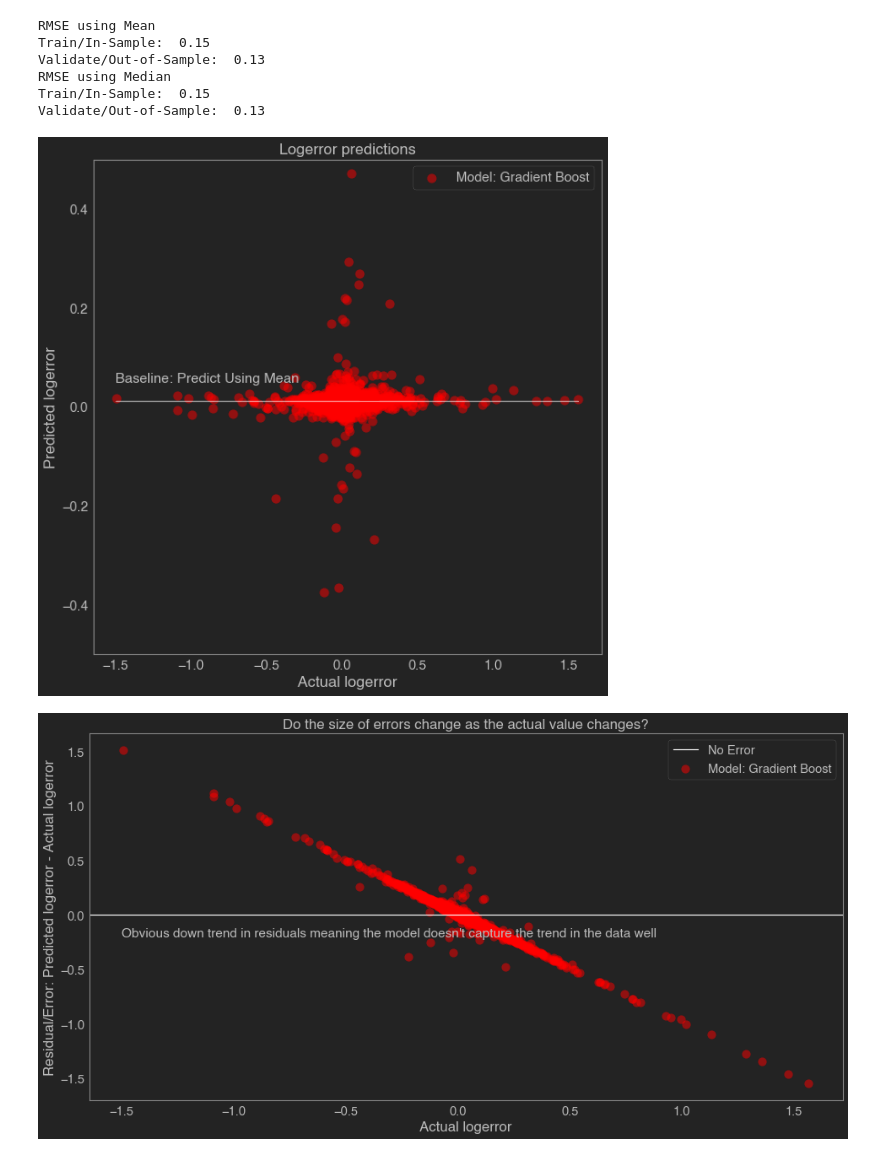
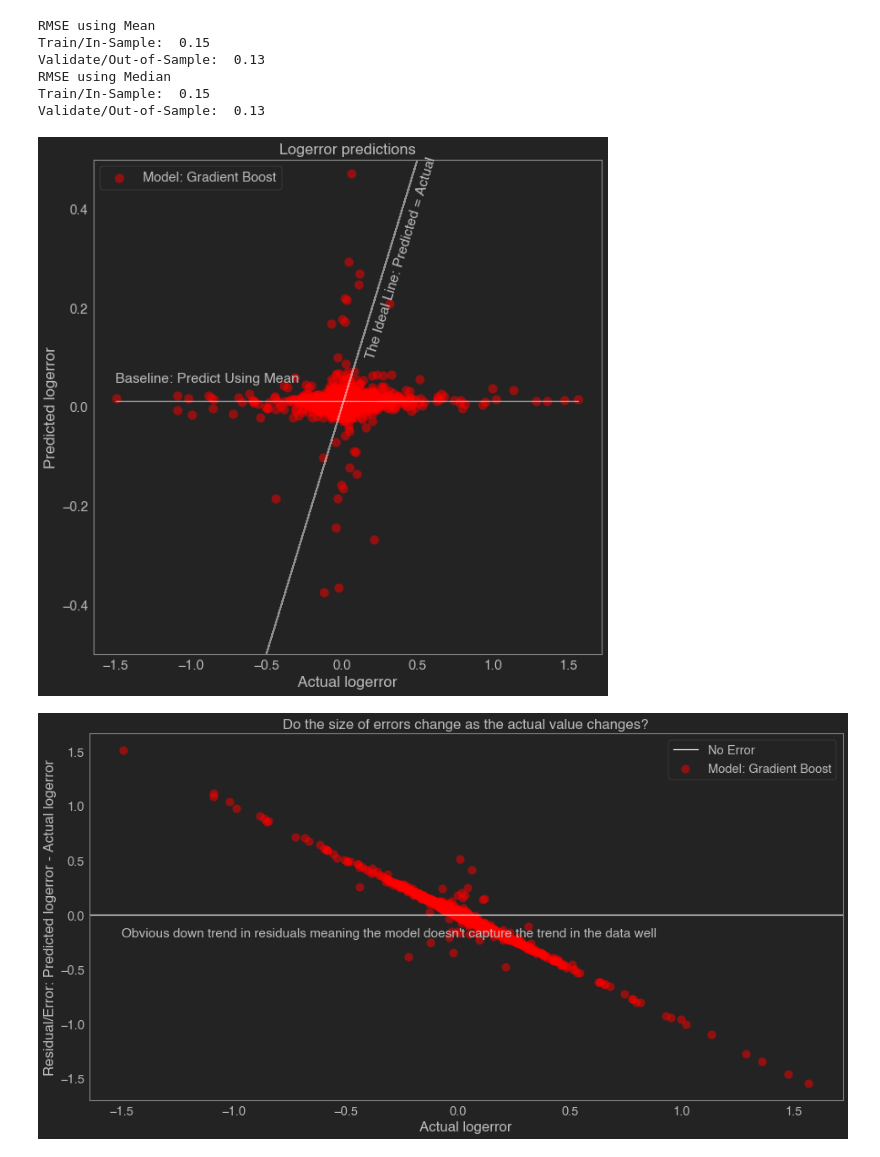
Before and after one commit to sam-and-ken/clustering-project, a Jupyter notebook: Cluster_project_explore_Ken.ipynb, the cells around one changed output. Cells and saved outputs as stored; diff of their text form; code cells hidden in the pictures.

```diff
--- a/Cluster_project_explore_Ken.ipynb
+++ b/Cluster_project_explore_Ken.ipynb
@@ -1127,22 +1127,22 @@ Validate/Out-of-Sample:  0.13
 # %%
 jtplot.style(grid='False', fscale=1.4)
 plt.figure(figsize=(10,10))
 plt.plot(y_validate_West_LA.logerror, y_validate_West_LA.logerror_pred_mean, alpha=.5, color="white", label='_nolegend_')
 plt.annotate("Baseline: Predict Using Mean", (-1.5,.05))
-#plt.plot(y_validate_West_LA.logerror, y_validate_West_LA.logerror, alpha=.5, color="white", label='_nolegend_')
-#plt.annotate("The Ideal Line: Predicted = Actual", (.1, .1), rotation=32)
+plt.plot(y_validate_West_LA.logerror, y_validate_West_LA.logerror, alpha=.5, color="white", label='_nolegend_')
+plt.annotate("The Ideal Line: Predicted = Actual", (.15, .1), rotation=73)
 
 plt.scatter(y_validate_West_LA.logerror, y_validate_West_LA.logerror_pred_gbr,
             alpha=.5, color="red", s=100, label="Model: Gradient Boost")
 plt.ylim(-0.5,0.5)
 plt.legend()
 plt.xlabel("Actual logerror")
 plt.ylabel("Predicted logerror")
 plt.title("Logerror predictions")
 
 plt.show()
 # %% [output]
-[figure, old version]
+[figure, new version]
 # %%
 plt.figure(figsize=(16,8))
 plt.axhline(label="No Error")
```
Also changed, not shown: parts of 1 cell of this notebook, 7 other files.
